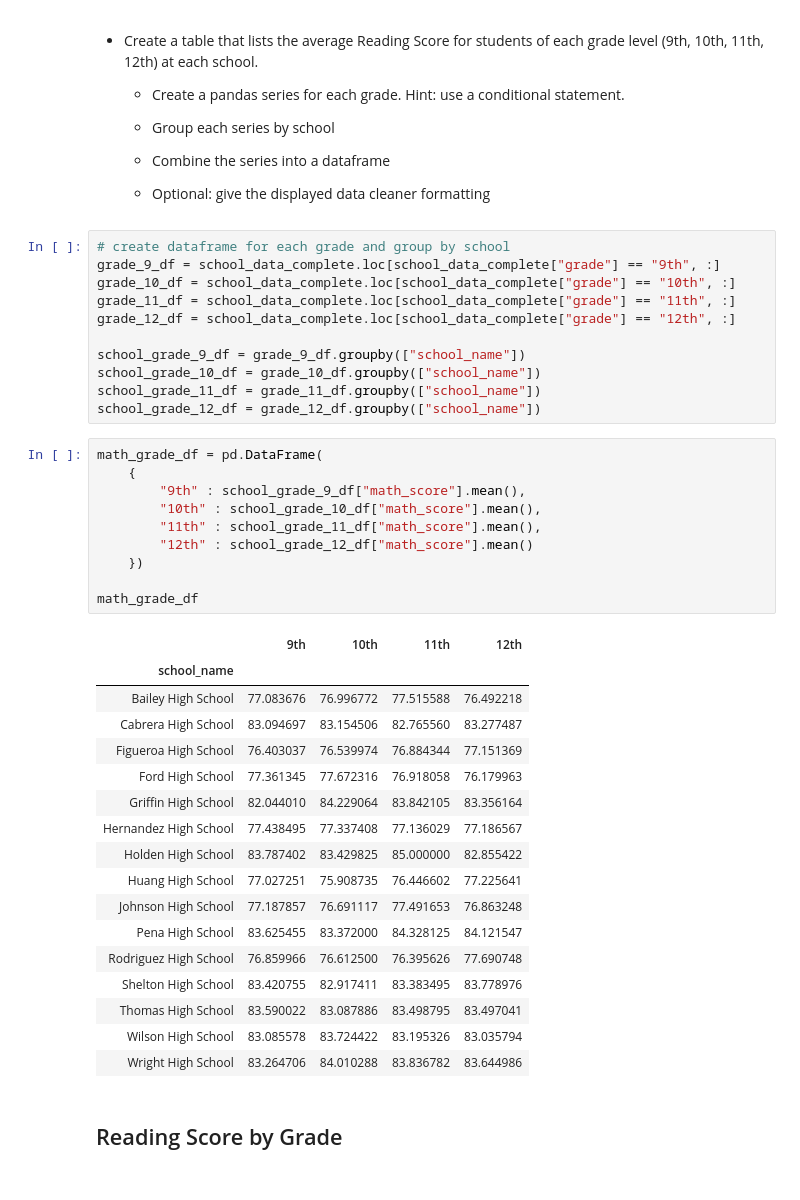
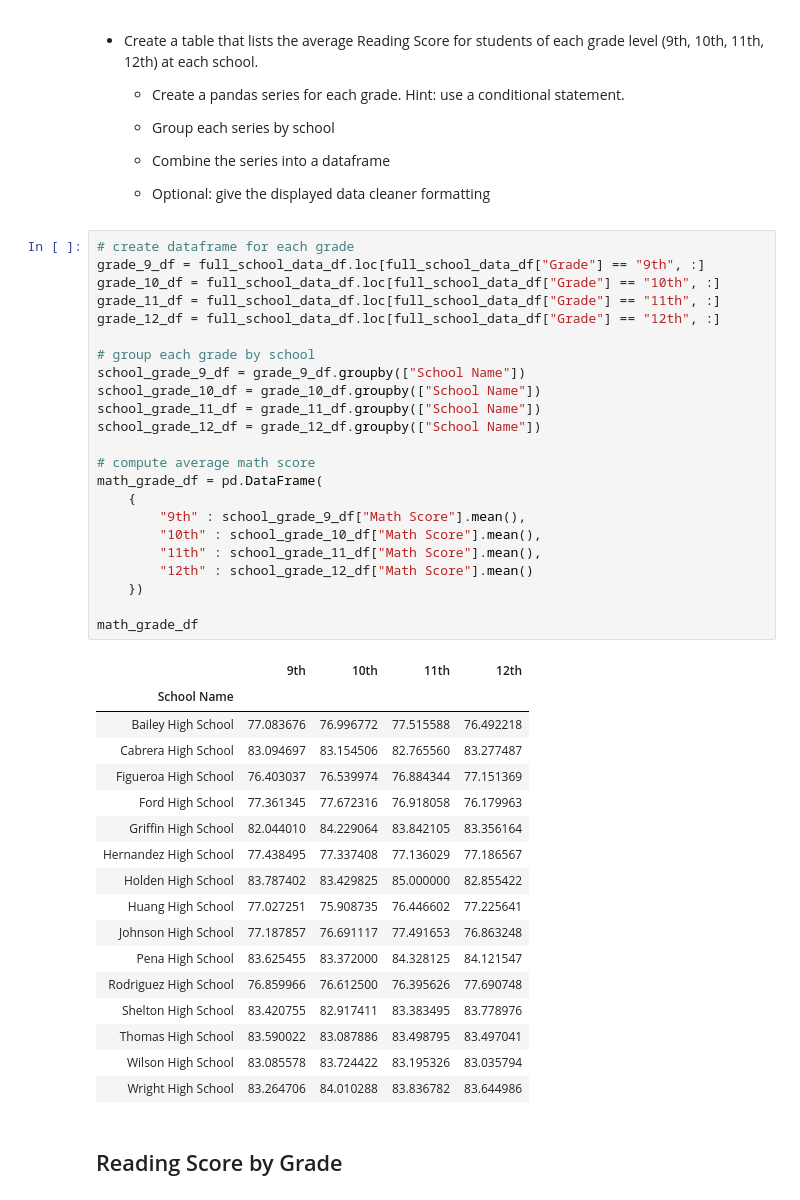
Before and after one commit to phamkdaniel/PyCitySchools, a Jupyter notebook: PyCitySchools_starter.ipynb, the cells around one changed output. Drawn from its saved outputs; the diff is of its cells as text.

```diff
--- a/PyCitySchools_starter.ipynb
+++ b/PyCitySchools_starter.ipynb
@@ -212,45 +190,47 @@ worst_schools_df.head()
   * Combine the series into a dataframe
 
   * Optional: give the displayed data cleaner formatting
-# %%
-# create dataframe for each grade and group by school
-grade_9_df = school_data_complete.loc[school_data_complete["grade"] == "9th", :]
-grade_10_df = school_data_complete.loc[school_data_complete["grade"] == "10th", :]
-grade_11_df = school_data_complete.loc[school_data_complete["grade"] == "11th", :]
-grade_12_df = school_data_complete.loc[school_data_complete["grade"] == "12th", :]
-
-school_grade_9_df = grade_9_df.groupby(["school_name"])
-school_grade_10_df = grade_10_df.groupby(["school_name"])
-school_grade_11_df = grade_11_df.groupby(["school_name"])
-school_grade_12_df = grade_12_df.groupby(["school_name"])
-# %%
-math_grade_df = pd.DataFrame(
-    {
-        "9th" : school_grade_9_df["math_score"].mean(),
-        "10th" : school_grade_10_df["math_score"].mean(),
-        "11th" : school_grade_11_df["math_score"].mean(),
-        "12th" : school_grade_12_df["math_score"].mean()
-    })
-
-math_grade_df
-# %% [output]
-|  | 9th | 10th | 11th | 12th |
-| school_name |  |  |  |  |
-| Bailey High School | 77.083676 | 76.996772 | 77.515588 | 76.492218 |
-| Cabrera High School | 83.094697 | 83.154506 | 82.765560 | 83.277487 |
-| Figueroa High School | 76.403037 | 76.539974 | 76.884344 | 77.151369 |
-| Ford High School | 77.361345 | 77.672316 | 76.918058 | 76.179963 |
-| Griffin High School | 82.044010 | 84.229064 | 83.842105 | 83.356164 |
-| Hernandez High School | 77.438495 | 77.337408 | 77.136029 | 77.186567 |
-| Holden High School | 83.787402 | 83.429825 | 85.000000 | 82.855422 |
-| Huang High School | 77.027251 | 75.908735 | 76.446602 | 77.225641 |
-| Johnson High School | 77.187857 | 76.691117 | 77.491653 | 76.863248 |
-| Pena High School | 83.625455 | 83.372000 | 84.328125 | 84.121547 |
-| Rodriguez High School | 76.859966 | 76.612500 | 76.395626 | 77.690748 |
-| Shelton High School | 83.420755 | 82.917411 | 83.383495 | 83.778976 |
-| Thomas High School | 83.590022 | 83.087886 | 83.498795 | 83.497041 |
-| Wilson High School | 83.085578 | 83.724422 | 83.195326 | 83.035794 |
-| Wright High School | 83.264706 | 84.010288 | 83.836782 | 83.644986 |
+# %%
+# create dataframe for each grade
+grade_9_df = full_school_data_df.loc[full_school_data_df["Grade"] == "9th", :]
+grade_10_df = full_school_data_df.loc[full_school_data_df["Grade"] == "10th", :]
+grade_11_df = full_school_data_df.loc[full_school_data_df["Grade"] == "11th", :]
+grade_12_df = full_school_data_df.loc[full_school_data_df["Grade"] == "12th", :]
+
+# group each grade by school
+school_grade_9_df = grade_9_df.groupby(["School Name"])
+school_grade_10_df = grade_10_df.groupby(["School Name"])
+school_grade_11_df = grade_11_df.groupby(["School Name"])
+school_grade_12_df = grade_12_df.groupby(["School Name"])
+
+# compute average math score
+math_grade_df = pd.DataFrame(
+    {
+        "9th" : school_grade_9_df["Math Score"].mean(),
+        "10th" : school_grade_10_df["Math Score"].mean(),
+        "11th" : school_grade_11_df["Math Score"].mean(),
+        "12th" : school_grade_12_df["Math Score"].mean()
+    })
+
+math_grade_df
+# %% [output]
+|  | 9th | 10th | 11th | 12th |
+| School Name |  |  |  |  |
+| Bailey High School | 77.083676 | 76.996772 | 77.515588 | 76.492218 |
+| Cabrera High School | 83.094697 | 83.154506 | 82.765560 | 83.277487 |
+| Figueroa High School | 76.403037 | 76.539974 | 76.884344 | 77.151369 |
+| Ford High School | 77.361345 | 77.672316 | 76.918058 | 76.179963 |
+| Griffin High School | 82.044010 | 84.229064 | 83.842105 | 83.356164 |
+| Hernandez High School | 77.438495 | 77.337408 | 77.136029 | 77.186567 |
+| Holden High School | 83.787402 | 83.429825 | 85.000000 | 82.855422 |
+| Huang High School | 77.027251 | 75.908735 | 76.446602 | 77.225641 |
+| Johnson High School | 77.187857 | 76.691117 | 77.491653 | 76.863248 |
+| Pena High School | 83.625455 | 83.372000 | 84.328125 | 84.121547 |
+| Rodriguez High School | 76.859966 | 76.612500 | 76.395626 | 77.690748 |
+| Shelton High School | 83.420755 | 82.917411 | 83.383495 | 83.778976 |
+| Thomas High School | 83.590022 | 83.087886 | 83.498795 | 83.497041 |
+| Wilson High School | 83.085578 | 83.724422 | 83.195326 | 83.035794 |
+| Wright High School | 83.264706 | 84.010288 | 83.836782 | 83.644986 |
 # %% [markdown]
 ## Reading Score by Grade
 # %% [markdown]
```
Also changed, not shown: parts of 12 cells of this notebook.
